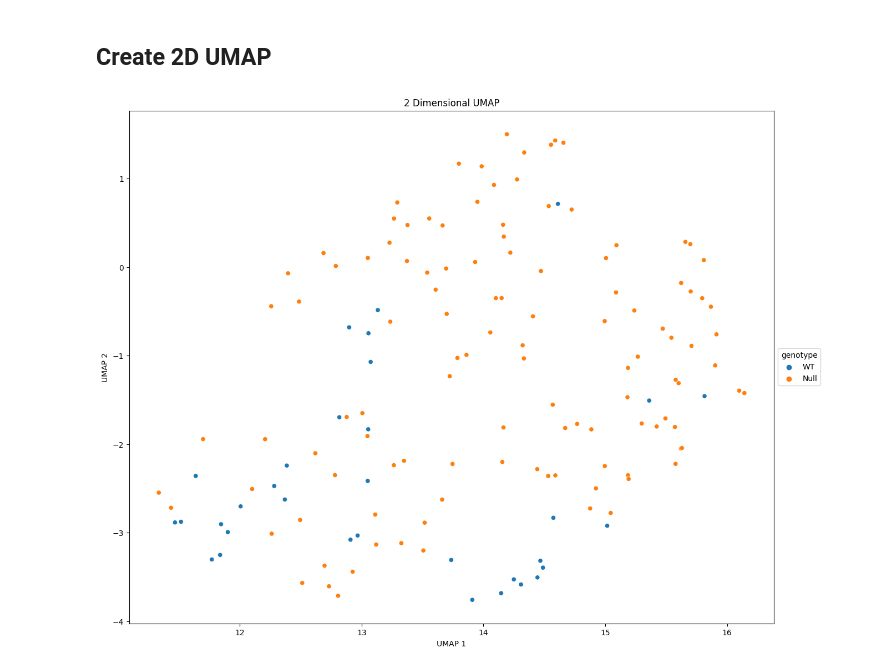
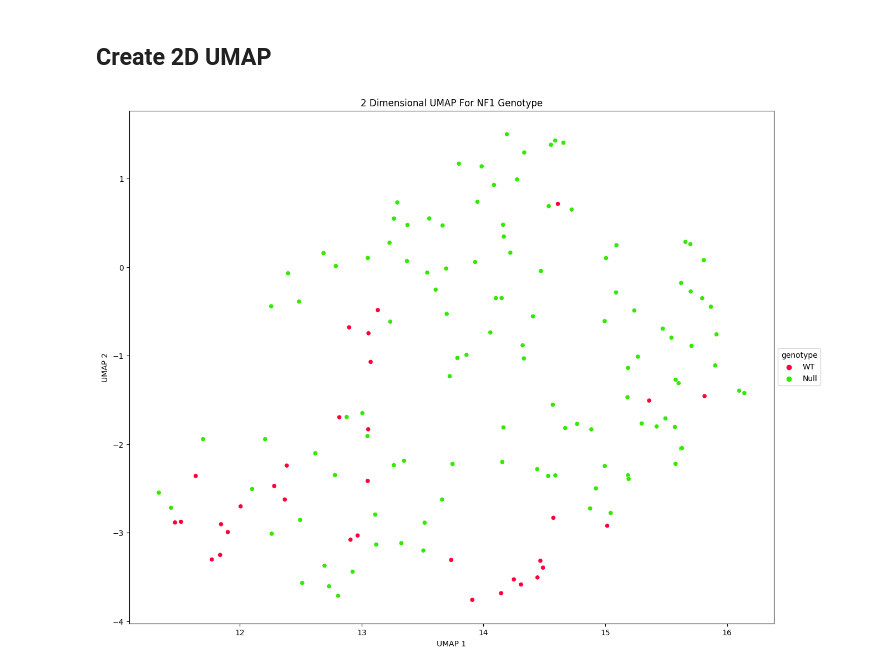
Before and after one commit to WayScience/Benchmarking_NF1_data, a Jupyter notebook: 5_analyze_data/notebooks/UMAP_analysis/umap_genotype.ipynb, the cells around one changed output. Drawn from its saved outputs; the diff is of its cells as text; code cells hidden in the pictures.

```diff
--- a/5_analyze_data/notebooks/UMAP_analysis/umap_genotype.ipynb
+++ b/5_analyze_data/notebooks/UMAP_analysis/umap_genotype.ipynb
@@ -28,24 +23,25 @@ embeddings_data = pd.read_csv(embeddings_path, compression="gzip", index_col=0)
 # %%
 plt.figure(figsize=(15, 12))
 
 # Produce scatterplot with umap data, using metadata to color points
 sns_plot = sns.scatterplot(
     data=embeddings_data,
+    palette='prism_r',
     x=embeddings_data['UMAP1'],
     y=embeddings_data['UMAP2'],
     hue=embeddings_data["Metadata_genotype"]
 )
 # Adjust legend
 sns_plot.legend(
     loc="center left", bbox_to_anchor=(1, 0.5), title='genotype'
 )
 # Label axes, title
 sns_plot.set_xlabel("UMAP 1")
 sns_plot.set_ylabel("UMAP 2")
-sns_plot.set_title("2 Dimensional UMAP")
+sns_plot.set_title("2 Dimensional UMAP For NF1 Genotype")
 
 save_path = pathlib.Path("UMAPs/2D_umap_nf1_genotype.png")
 
 plt.savefig(save_path, bbox_inches="tight")
 # %% [output]
-[figure, old version]
+[figure, new version]
```
Also changed, not shown: parts of 1 cell of this notebook, 11 other files.
